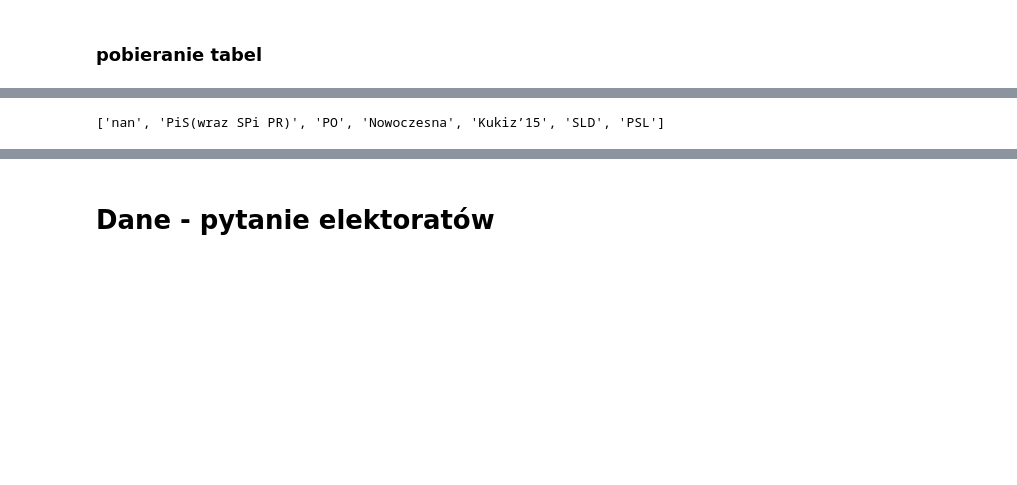
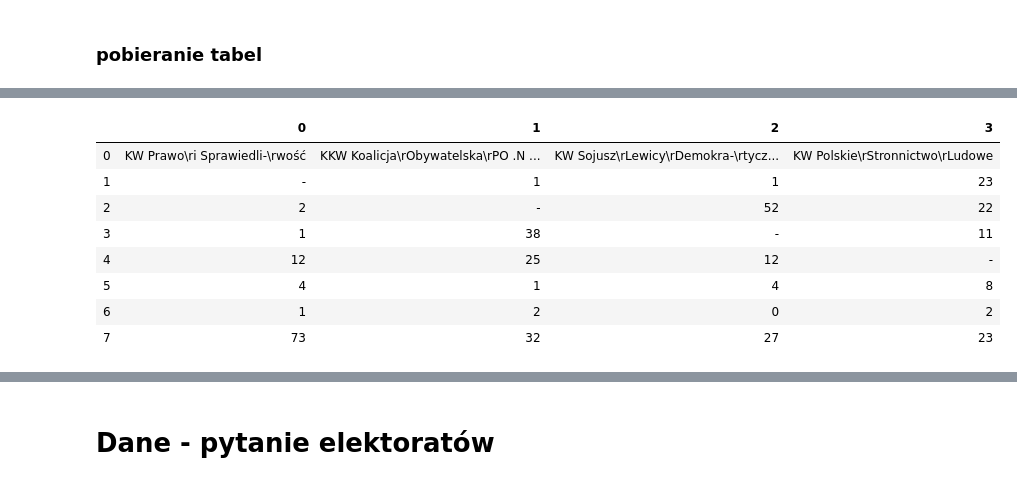
Before and after one commit to MarBry111/Forecast_Election_Poland, a Jupyter notebook: Data_from_polls.ipynb, the cells around one changed output, grey strips where cells are left out. Cells and saved outputs as stored; diff of their text form; code cells hidden in the pictures; blank space fills up the shorter version.

```diff
--- a/Data_from_polls.ipynb
+++ b/Data_from_polls.ipynb
@@ -43,11 +47,21 @@ df[0]
 # %%
-df_clean = df[0].drop([0,2])
+df_clean = pd.concat(df[:2]).reset_index()#.drop([0,2])
 #df_clean.iloc[0,5] = df_clean.iloc[0,5].replace('r','')
-list_col = [ str(c).split('\rN')[0] for c in df_clean.iloc[0].to_list()]
+#list_col = [ str(c).split('\rN')[0] for c in df_clean.iloc[0].to_list()]
+list_col = df[0].loc[0].to_list()
 list_col = [ str(c).replace('\r', '') for c in list_col]
-list_col
+del df_clean['index']
+df_clean
 # %% [output]
-['nan', 'PiS(wraz SPi PR)', 'PO', 'Nowoczesna', 'Kukiz’15', 'SLD', 'PSL']
+|  | 0 | 1 | 2 | 3 |
+| 0 | KW Prawo\ri Sprawiedli-\rwość | KKW Koalicja\rObywatelska\rPO .N ... | KW Sojusz\rLewicy\rDemokra-\rtycz... | KW Polskie\rStronnictwo\rLudowe |
+| 1 | - | 1 | 1 | 23 |
+| 2 | 2 | - | 52 | 22 |
+| 3 | 1 | 38 | - | 11 |
+| 4 | 12 | 25 | 12 | - |
+| 5 | 4 | 1 | 4 | 8 |
+| 6 | 1 | 2 | 0 | 2 |
+| 7 | 73 | 32 | 27 | 23 |
 # %%
 df_clean.iloc[0]
 columns = df_clean.iloc[0]
```
Also changed, not shown: parts of 9 cells of this notebook, 1 other file.
